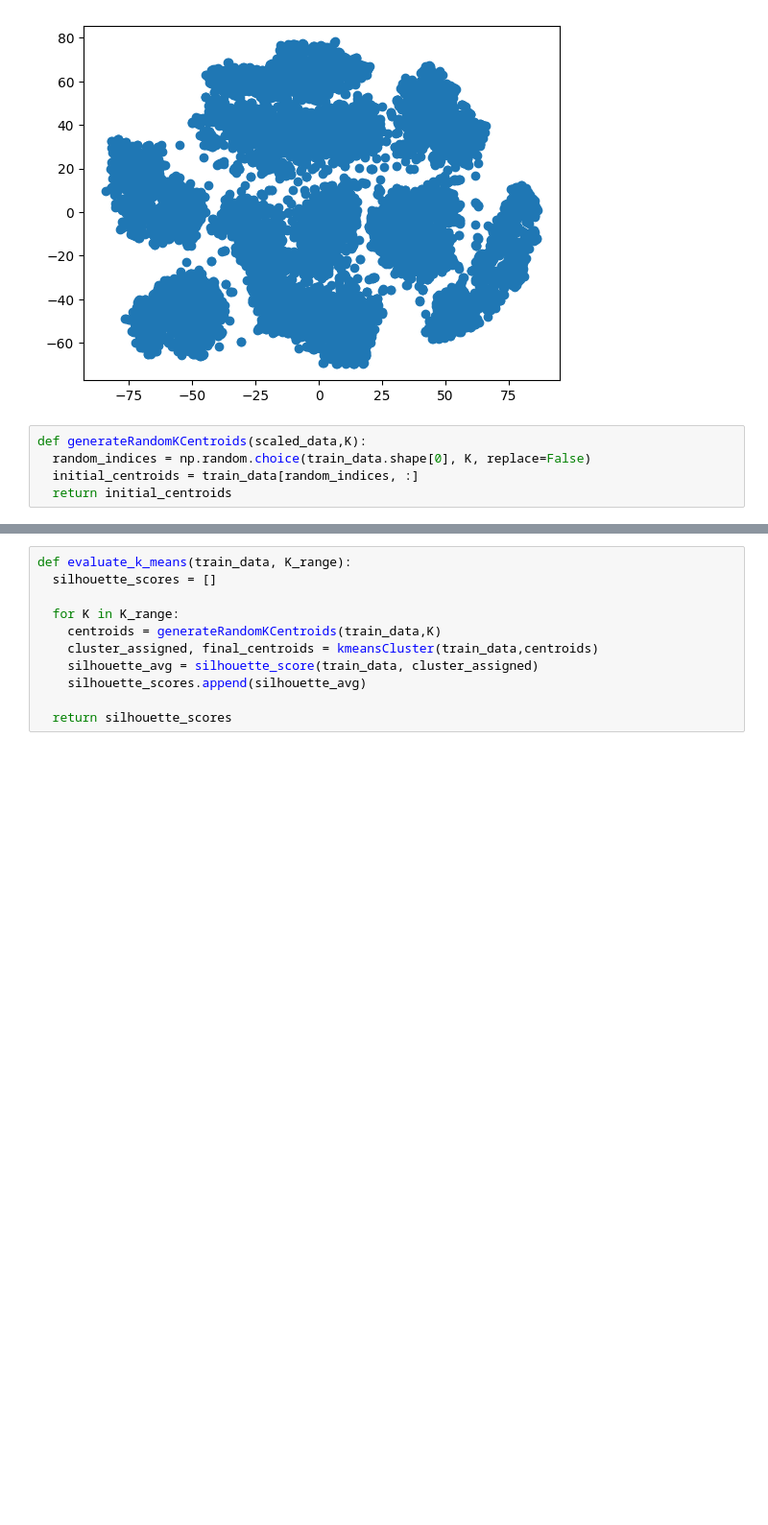
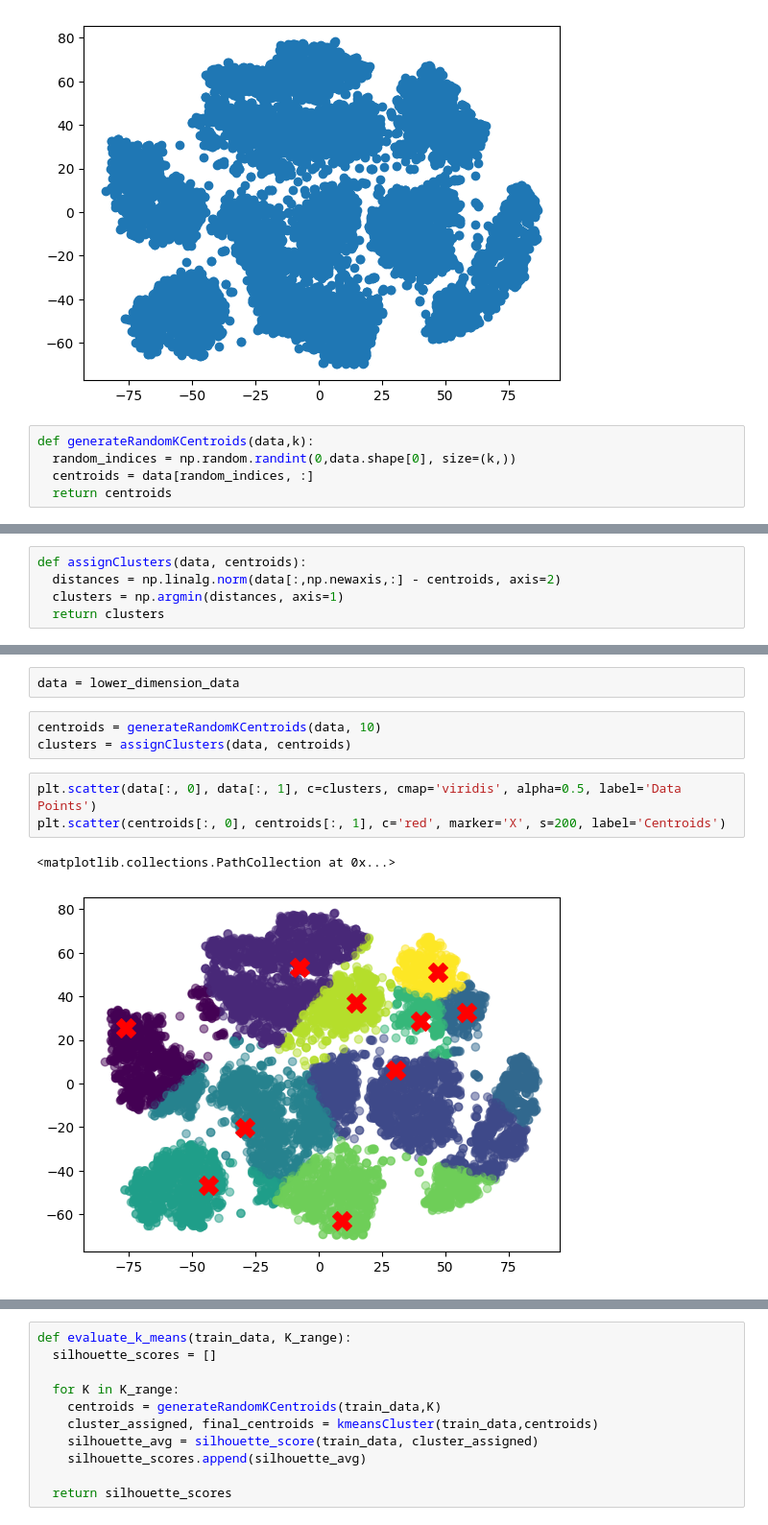
Before and after one commit to krithikajain/Handwritten-Digits-Clustering-using-K-Means, a Jupyter notebook: kmeans_clustering.ipynb, the cells around one changed output, grey strips where cells are left out. Shown at 96% size. Saved outputs shown, nothing was run; the diff lists cells and outputs as text; blank space fills up the shorter version.

Commit message:
visualizing random centroids on data

```diff
--- a/kmeans_clustering.ipynb
+++ b/kmeans_clustering.ipynb
@@ -82,7 +82,7 @@ plt.scatter(lower_dimension_data[:,0], lower_dimension_data[:,1])
 <matplotlib.collections.PathCollection at 0x...>
 [figure]
 # %%
-def generateRandomKCentroids(scaled_data,K):
-  random_indices = np.random.choice(train_data.shape[0], K, replace=False)
-  initial_centroids = train_data[random_indices, :]
-  return initial_centroids
+def generateRandomKCentroids(data,k):
+  random_indices = np.random.randint(0,data.shape[0], size=(k,))
+  centroids = data[random_indices, :]
+  return centroids
@@ -108,0 +89,5 @@ array([[-1.76309214e+00, -6.22283155e-01, -1.02424356e+00,
+# %%
+def assignClusters(data, centroids):
+  distances = np.linalg.norm(data[:,np.newaxis,:] - centroids, axis=2)
+  clusters = np.argmin(distances, axis=1)
+  return clusters
@@ -109 +107,12 @@ array([[-1.76309214e+00, -6.22283155e-01, -1.02424356e+00,
+# %%
+data = lower_dimension_data
+# %%
+centroids = generateRandomKCentroids(data, 10)
+clusters = assignClusters(data, centroids)
+# %%
+plt.scatter(data[:, 0], data[:, 1], c=clusters, cmap='viridis', alpha=0.5, label='Data Points')
+plt.scatter(centroids[:, 0], centroids[:, 1], c='red', marker='X', s=200, label='Centroids')
+# %% [output]
+<matplotlib.collections.PathCollection at 0x...>
+[figure, added]
 # %%
```
Also changed, not shown: parts of 3 cells of this notebook.
